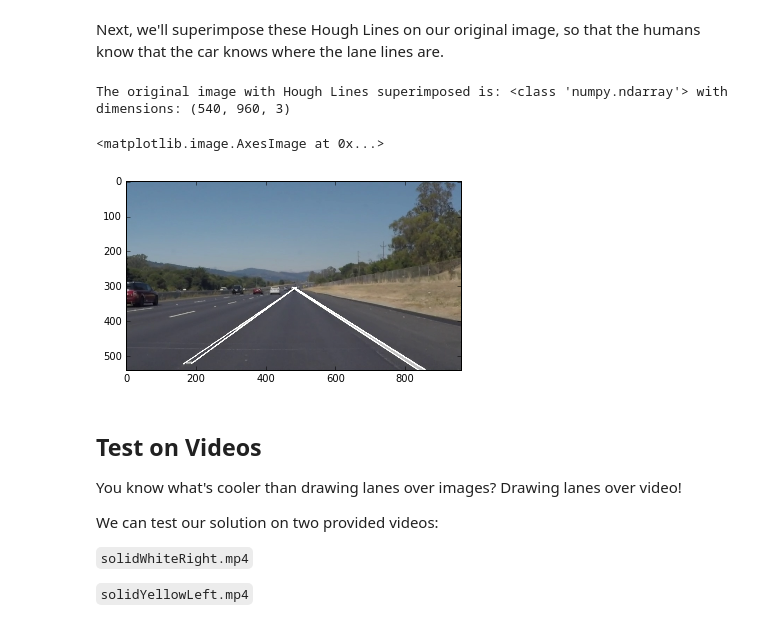
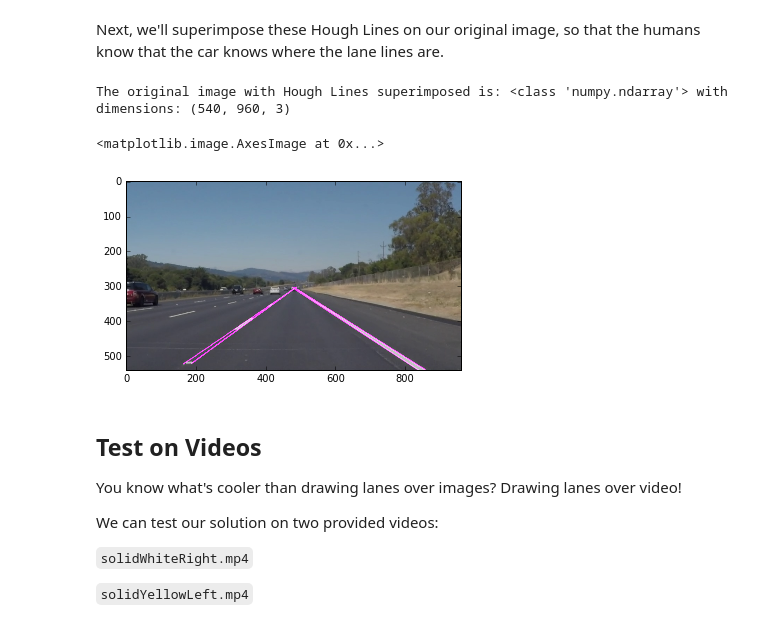
Before and after one commit to mgruben/lane-lines, a Jupyter notebook: P0.ipynb, the cells around one changed output. Saved outputs shown, nothing was run; the diff lists cells and outputs as text; code cells hidden in the pictures.

Commit message:
Make superimposed Hough Lines pink

```diff
--- a/P0.ipynb
+++ b/P0.ipynb
@@ -211,17 +211,25 @@ The image with Hough Lines drawn is: <class 'numpy.ndarray'> with dimensions: (5
 # %% [markdown]
 Next, we'll superimpose these Hough Lines on our original image, so that the humans know that the car knows where the lane lines are.
 # %%
+# Transform the hough_image into the same channel space.
+# Or else, cv2.addWeighted will fail.
 hough_image_BGR = cv2.cvtColor(hough_image, cv2.COLOR_GRAY2BGR)
-#gray_image = cv2.cvtColor(image, cv2.COLOR_BGR2GRAY)
-superimposed_image = weighted_img(hough_image_BGR, image, α=0.8, β=1., λ=0.1)
+
+b,g,r = cv2.split(hough_image_BGR)
+g = 0 * g
+b * 0.5 * b
+hough_image_pink = cv2.merge((b, g, r))
+# See, e.g., http://docs.opencv.org/3.0-beta/doc/py_tutorials/py_core/py_basic_ops/py_basic_ops.html
+
+superimposed_image = weighted_img(hough_image_pink, image, α=0.8, β=1., λ=0.1)
 
 #printing out some stats and plotting
 print('The original image with Hough Lines superimposed is:', type(image), 'with dimensions:', image.shape)
 plt.imshow(superimposed_image, cmap='gray')
 # %% [output]
 The original image with Hough Lines superimposed is: <class 'numpy.ndarray'> with dimensions: (540, 960, 3)
 <matplotlib.image.AxesImage at 0x...>
-[figure, old version]
+[figure, new version]
 # %% [markdown]
 ## Test on Videos
 
```
Also changed, not shown: parts of 1 cell of this notebook.
